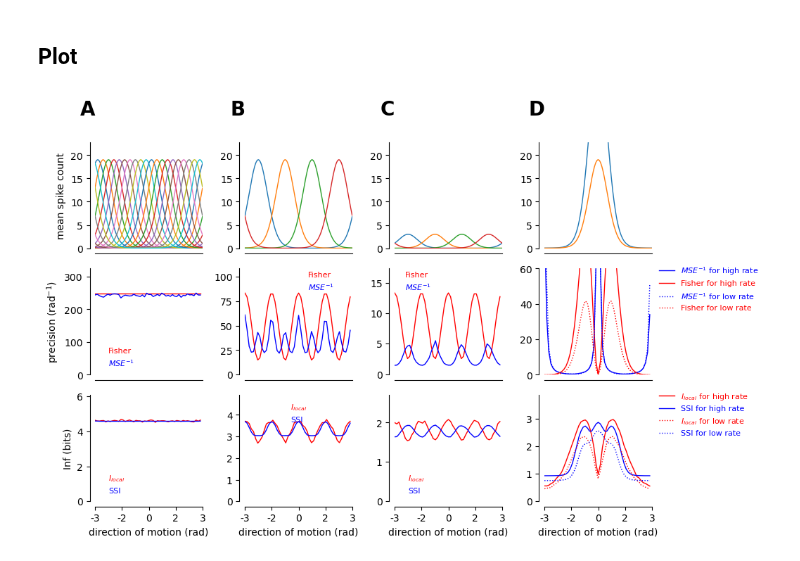
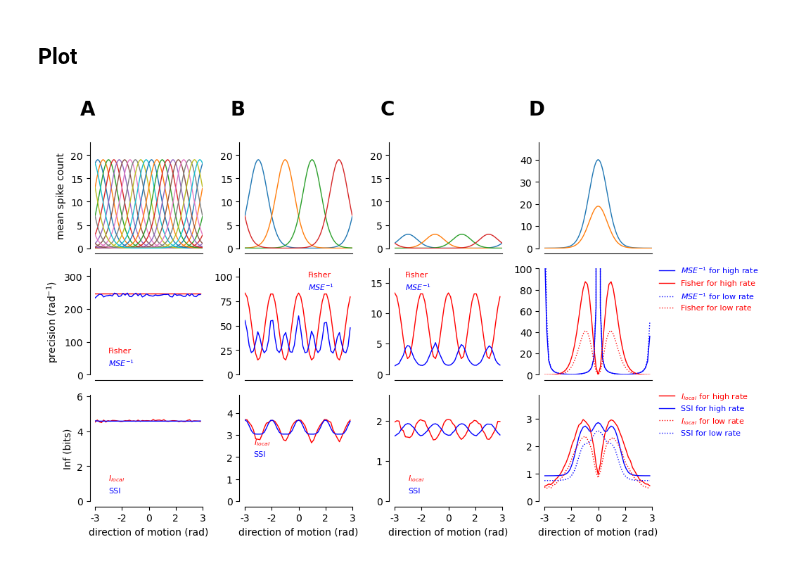
Before and after one commit to steevelaquitaine/fisher-info-limits, a Jupyter notebook: notebooks/fig1.ipynb, the cells around one changed output. Cells and saved outputs as stored; diff of their text form; code cells hidden in the pictures.

Commit message:
checkpoint with updated all RGCs figures for fig3

```diff
--- a/notebooks/fig1.ipynb
+++ b/notebooks/fig1.ipynb
@@ -836,7 +836,7 @@ ax.plot(x.flatten(), x_rates_n1_high.T, linewidth=linew)
 ax.plot(x.flatten(), x_rates_n1_low.T, linewidth=linew)
 # formatting
 ax.set_xlim([-np.pi, np.pi])
-ax.set_ylim([0, 1.2 * np.max(x_rates_n4_high)])
+ax.set_ylim([0, 1.2 * np.max(x_rates_n1_high)])
 ax.spines['top'].set_visible(False)
 ax.spines['right'].set_visible(False)
 ax.set_xticks([])
@@ -876,7 +876,7 @@ ax.legend(labelcolor='linecolor', bbox_to_anchor=(1,1.1), **legend)
 ax.spines["bottom"].set_position(("axes", -0.05))
 ax.yaxis.set_ticks_position("left")
 ax.spines["left"].set_position(("axes", -0.05))
-ax.set_ylim([0, 60]) # clip y axis to clearly see Fisher
+ax.set_ylim([0, 100]) # clip y axis to clearly see Fisher
 
 # Information
 ax = axes[2,3]
@@ -889,34 +889,34 @@ ax.set_ylim([
     0,
     max(
         1.3 * np.max(Ilocal_n4_low) / np.log(2),
         1.3 * np.max(Ilocal_n1_high) / np.log(2)
     )
 ])
 ax.set_xlim([-np.pi, np.pi])
 ax.tick_params(labelsize=labelsize)
 ax.spines['top'].set_visible(False)
 ax.spines['right'].set_visible(False)
 xtick_positions = np.linspace(-np.pi, np.pi, 5)
 xtick_labels = np.linspace(-np.pi, np.pi, 5)
 ax.set_xticks(xtick_positions)
 ax.set_xticklabels([f'{label:.0f}' for label in xtick_labels])
 ax.legend(labelcolor = 'linecolor', bbox_to_anchor=(1,1.1), **legend)
 ax.set_xlabel('direction of motion (rad)', fontsize=labelsize)
 # ax.text(letter_x, letter_y, 'L', transform=ax.transAxes,
 #             fontsize=letter_size, fontweight='bold', va='top', ha='right')
 ax.spines["bottom"].set_position(("axes", -0.05))
 ax.yaxis.set_ticks_position("left")
 ax.spines["left"].set_position(("axes", -0.05))
 
 # formatting
 #fig.tight_layout(h_pad=0.4)
 fig.tight_layout(h_pad=0.8)
 
 # save figure
 plt.savefig('figures/fig1.svg', dpi=300, bbox_inches='tight', transparent=True)
 plt.savefig('figures/fig1.pdf', dpi=300, bbox_inches='tight', transparent=True)
 # %% [output]
-[figure, old version]
+[figure, new version]
 # %%
 # # control fisher and 1/MSE
 # print(fisher_info_n1_high)
```
Also changed, not shown: parts of 3 cells of this notebook, 44 other files.
